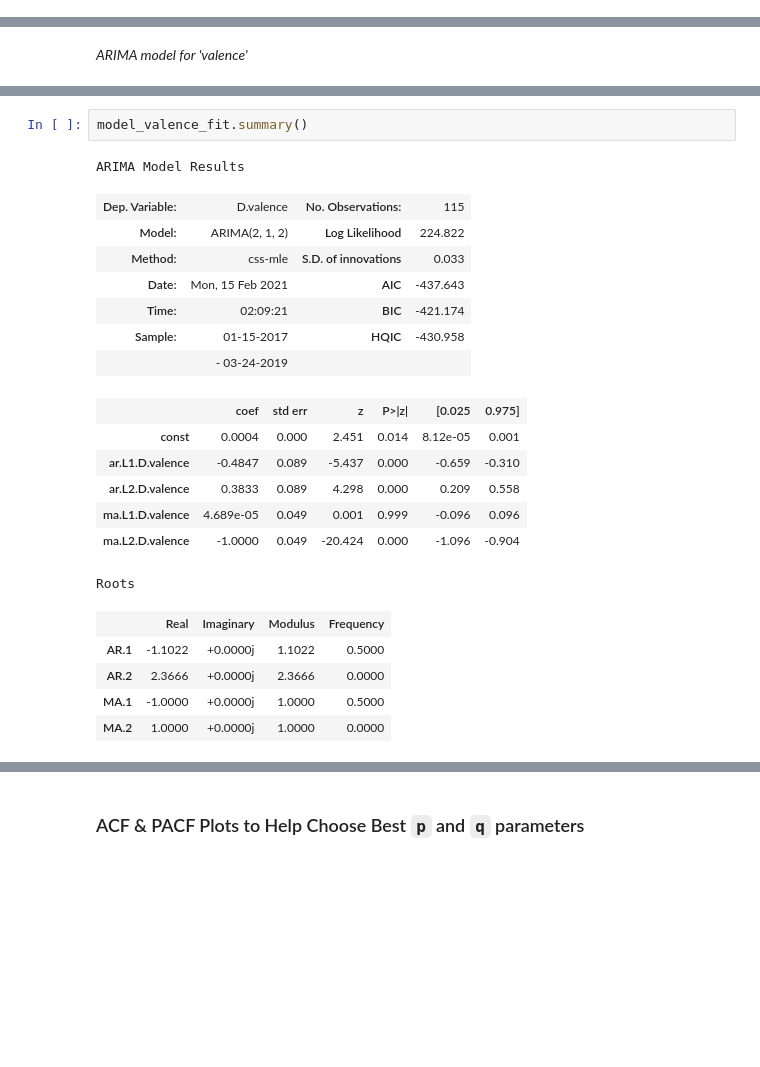
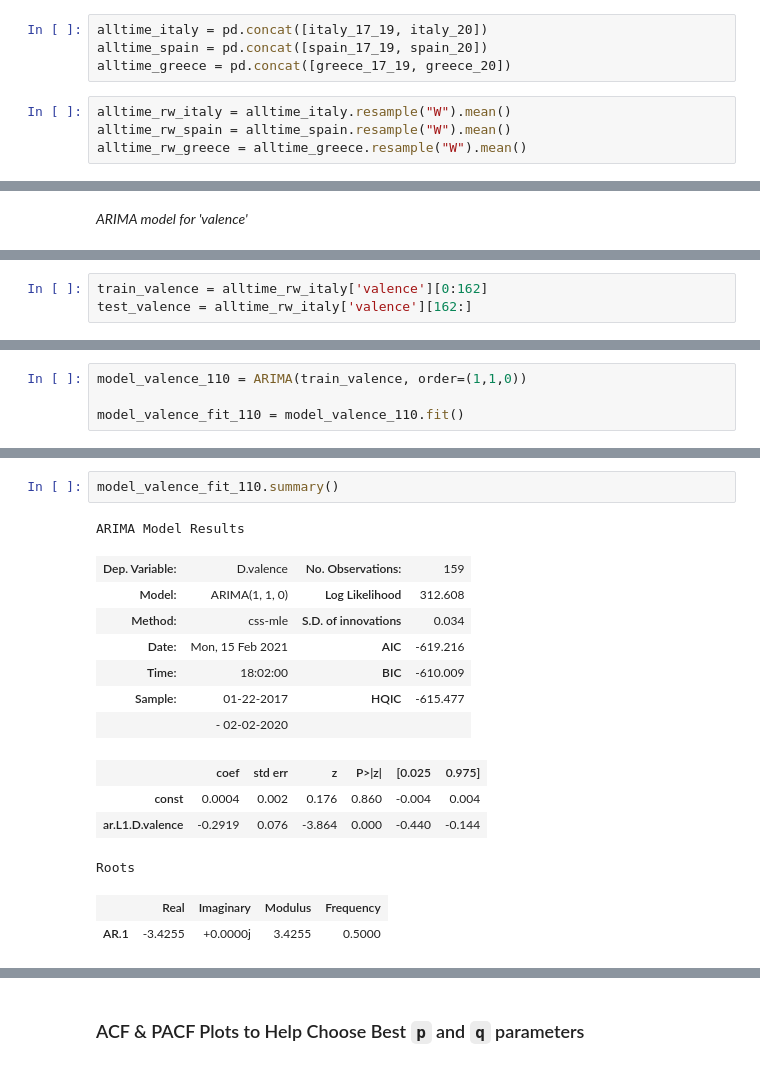
Before and after one commit to EmFib/music_for_the_future, a Jupyter notebook: code/arima_models_viral_50.ipynb, the cells around one changed output, grey strips where cells are left out. Cells and saved outputs as stored; diff of their text form; blank space fills up the shorter version.

```diff
--- a/code/arima_models_viral_50.ipynb
+++ b/code/arima_models_viral_50.ipynb
@@ -83,2 +85,10 @@ rw_greece_20 = greece_20.resample("W").mean()
+# %%
+alltime_italy = pd.concat([italy_17_19, italy_20])
+alltime_spain = pd.concat([spain_17_19, spain_20])
+alltime_greece = pd.concat([greece_17_19, greece_20])
+# %%
+alltime_rw_italy = alltime_italy.resample("W").mean()
+alltime_rw_spain = alltime_spain.resample("W").mean()
+alltime_rw_greece = alltime_greece.resample("W").mean()
 # %% [markdown]
 # SARIMAX model
@@ -303,0 +326,3 @@ test_valence = rw_italy_17_19['valence'][117::]
+# %%
+train_valence = alltime_rw_italy['valence'][0:162]
+test_valence = alltime_rw_italy['valence'][162:]
@@ -305,0 +343,4 @@ test_valence = rw_italy_17_19['valence'][117::]
+# %%
+model_valence_110 = ARIMA(train_valence, order=(1,1,0))
+
+model_valence_fit_110 = model_valence_110.fit()
@@ -333,25 +433,19 @@ output
 # %%
-model_valence_fit.summary()
+model_valence_fit_110.summary()
 # %% [output]
 ARIMA Model Results
-| Dep. Variable: | D.valence | No. Observations: | 115 |
-| Model: | ARIMA(2, 1, 2) | Log Likelihood | 224.822 |
-| Method: | css-mle | S.D. of innovations | 0.033 |
-| Date: | Mon, 15 Feb 2021 | AIC | -437.643 |
-| Time: | 02:09:21 | BIC | -421.174 |
-| Sample: | 01-15-2017 | HQIC | -430.958 |
-|  | - 03-24-2019 |  |  |
+| Dep. Variable: | D.valence | No. Observations: | 159 |
+| Model: | ARIMA(1, 1, 0) | Log Likelihood | 312.608 |
+| Method: | css-mle | S.D. of innovations | 0.034 |
+| Date: | Mon, 15 Feb 2021 | AIC | -619.216 |
+| Time: | 18:02:00 | BIC | -610.009 |
+| Sample: | 01-22-2017 | HQIC | -615.477 |
+|  | - 02-02-2020 |  |  |
 |  | coef | std err | z | P>|z| | [0.025 | 0.975] |
-| const | 0.0004 | 0.000 | 2.451 | 0.014 | 8.12e-05 | 0.001 |
-| ar.L1.D.valence | -0.4847 | 0.089 | -5.437 | 0.000 | -0.659 | -0.310 |
-| ar.L2.D.valence | 0.3833 | 0.089 | 4.298 | 0.000 | 0.209 | 0.558 |
-| ma.L1.D.valence | 4.689e-05 | 0.049 | 0.001 | 0.999 | -0.096 | 0.096 |
-| ma.L2.D.valence | -1.0000 | 0.049 | -20.424 | 0.000 | -1.096 | -0.904 |
+| const | 0.0004 | 0.002 | 0.176 | 0.860 | -0.004 | 0.004 |
+| ar.L1.D.valence | -0.2919 | 0.076 | -3.864 | 0.000 | -0.440 | -0.144 |
 Roots
 |  | Real | Imaginary | Modulus | Frequency |
-| AR.1 | -1.1022 | +0.0000j | 1.1022 | 0.5000 |
-| AR.2 | 2.3666 | +0.0000j | 2.3666 | 0.0000 |
-| MA.1 | -1.0000 | +0.0000j | 1.0000 | 0.5000 |
-| MA.2 | 1.0000 | +0.0000j | 1.0000 | 0.0000 |
+| AR.1 | -3.4255 | +0.0000j | 3.4255 | 0.5000 |
 # %%
 fig, ax = plt.subplots(figsize=(20,10))
```
Also changed, not shown: parts of 51 cells of this notebook, 1 other file.
